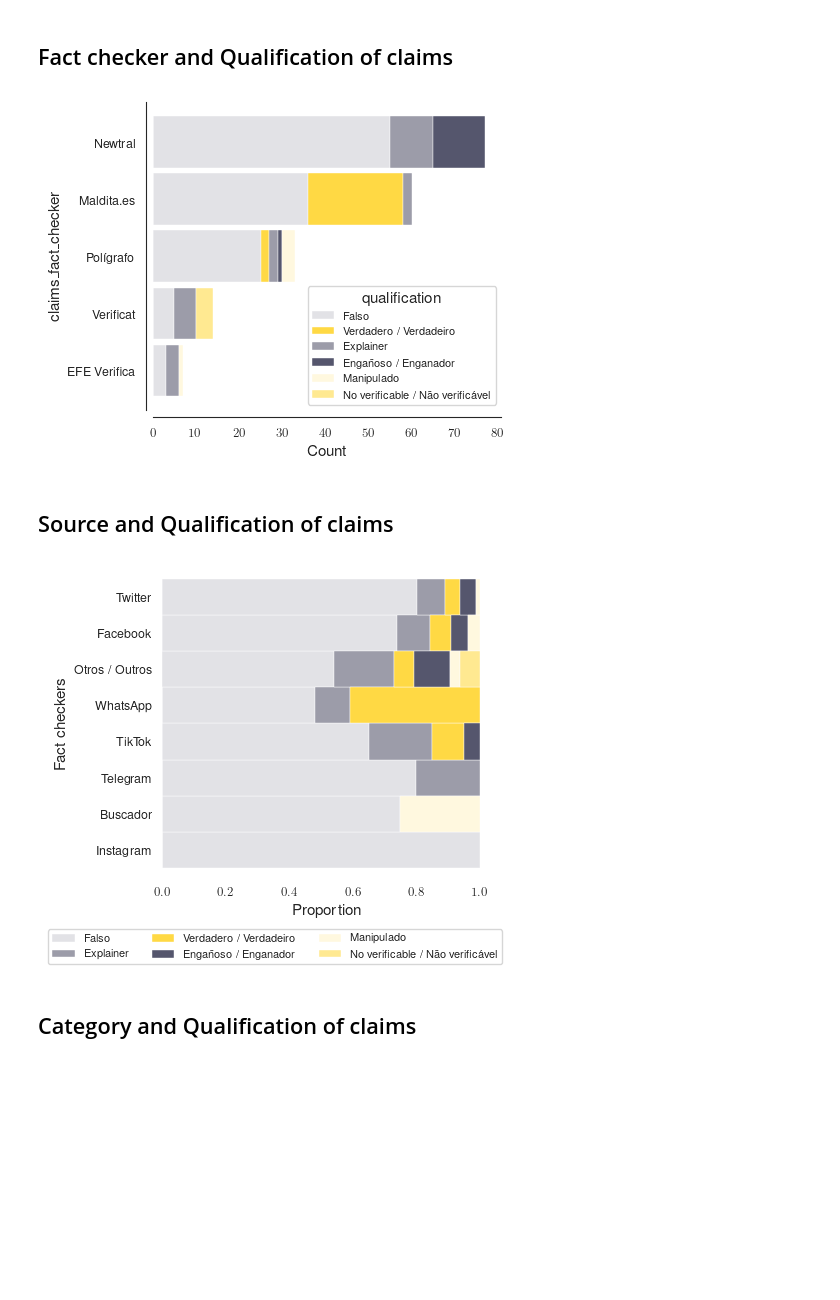
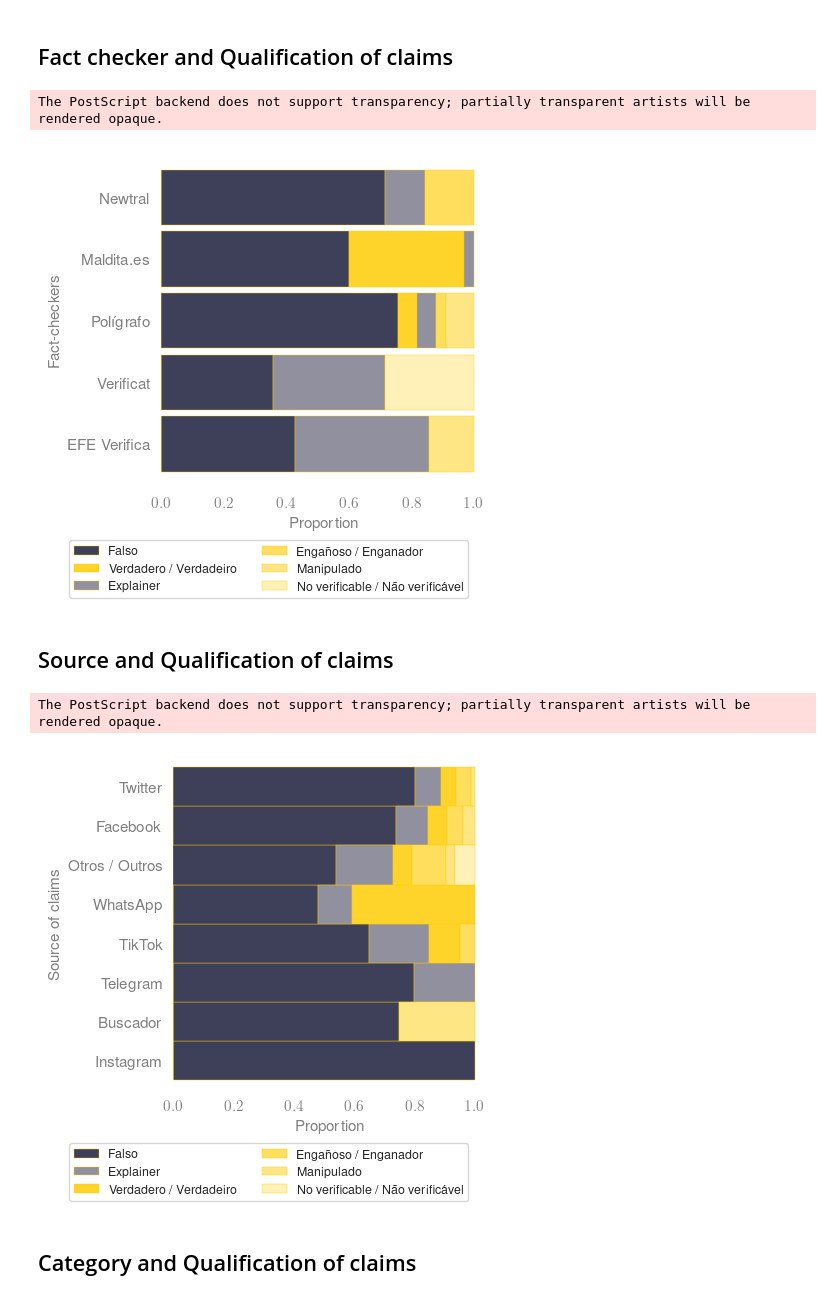
Before and after one commit to TeMU-BSC/iberifier, a Jupyter notebook: analysis/Selected_plots.ipynb, the cells around one changed output. Drawn from its saved outputs; the diff is of its cells as text; code cells hidden in the pictures; blank space fills up the shorter version.

```diff
--- a/analysis/Selected_plots.ipynb
+++ b/analysis/Selected_plots.ipynb
@@ -51,4 +54,7 @@ plt.rcParams.update({
 
 })
 # %%
-sns_color_palette_cat = sns.color_palette('EDMO_divert')#[::-1]
+sns_color_palette_cat = sns.color_palette('EDMO_divert', 10)#[::-1]
+random.seed(4)
+random.shuffle(sns_color_palette_cat)
+sns_color_palette_cat
@@ -84,13 +101,13 @@ def extract_values(series, key):
     return series.apply(extract)
 # %%
 def define_colours(df, column):
-    # Define the colour for the fact-checker to be coherent
-    colours_fact_checker = dict()
+    # Define the colour for the different categorical variables to be coherent
+    colours= dict()
     df = df.explode(column)
 
     for i, j in enumerate(np.sort(df[column].unique())):
-        colours_fact_checker[j] = plt.cm.colors.to_rgba(sns_color_palette_cat[i])
-    return colours_fact_checker
+        colours[j] = plt.cm.colors.to_rgba(sns_color_palette_cat[i])
+    return colours
 
 
 def get_values_count(df, column):
@@ -133,26 +150,26 @@ def plot_counts(df, column, color=main_color, kind_bar='bar', width_bar=0.9):
     return filename, fig, ax
 
 
-
 def plot_cross(df, field1, field2, colours, width_bar=1, norm=False, ax=None):
 
     if ax is None:
-        fig, ax = plt.subplots()
+        fig, ax = plt.subplots(layout='constrained')
     if norm:
         sns.despine(offset=None, trim=False, left=True, bottom=True)
         filename = f"{field1}_{field2}_norm"
     else:
         sns.despine(offset=5, trim=False);
         filename = f"{field1}_{field2}"
-    df.plot.barh(stacked=True, ax=ax, color= color_palette, width=width_bar, linewidth=0.3)
+    df.plot.barh(stacked=True, ax=ax, color= color_palette, width=width_bar, edgecolor=second_color, linewidth=0.3)
     ax.set(xlabel='Count')
     ax.set(ylabel=f'claims_{field1}')
     ax.tick_params(rotation=0)
     return filename, ax
 
-def plot_per_day(df, column, colours,  width_bar=0.9):
 
-    fig, ax = plt.subplots()
+def plot_per_day(df, column, colours,  width_bar=0.9, ax=None):
+    if ax is None:
+        fig, ax = plt.subplots()
     sns.despine(offset=5, trim=False);
     df.plot(kind='bar', ax=ax, stacked=True, color=colours, width=width_bar)
     ax.xaxis.set_major_locator(mdates.DayLocator(interval=2))
@@ -521,14 +567,19 @@ field_counts
 # %%
 # Setting up the variable for the plot
 field1 = 'fact_checker'
 field2 = 'qualification'
 color_palette = colours_qualification_claims
 df_to_plot, df_to_plot_norm = output_df_for_cross(df_iberifier, field1, field2)
+fig, ax = plt.subplots(layout='constrained')
+# Generating the plot
+filename, ax = plot_cross(df_to_plot_norm, field1, field2, color_palette,  width_bar=0.9, norm=True, ax=ax)
+ax.set_ylabel('Fact-checkers')
+ax.set_xlabel('Proportion')
 
-# Generating the plot
-filename, ax = plot_cross(df_to_plot, field1, field2, color_palette,  width_bar=0.9, norm=False)
+save_plot(fig, ax, filename, 'all', legend=True)
 # %% [output]
+The PostScript backend does not support transparency; partially transparent artists will be rendered opaque.
-[figure, old version]
+[figure, new version]
 # %% [markdown]
 ## Source and Qualification of claims
 # %%
@@ -542,13 +593,16 @@ df_to_plot, df_to_plot_norm = output_df_for_cross(df_iberifier, field1, field2)
 fig, ax = plt.subplots(layout='constrained')
 
 filename, ax = plot_cross(df_to_plot_norm, field1, field2, colours=color_palette, norm=True,  ax=ax)
-fig.legend(loc='outside lower center', ncol=3)
-ax.legend().remove()
-ax.set_ylabel('Fact checkers')
+ax.set_ylabel('Source of claims')
 ax.set_xlabel('Proportion')
+
+save_plot(fig, ax, filename, 'all')
+
+
 plt.show()
 # %% [output]
+The PostScript backend does not support transparency; partially transparent artists will be rendered opaque.
-[figure, old version]
+[figure, new version]
 # %% [markdown]
 ## Category and Qualification of claims
 # %%
```
Also changed, not shown: parts of 54 cells of this notebook, 24 other files.
